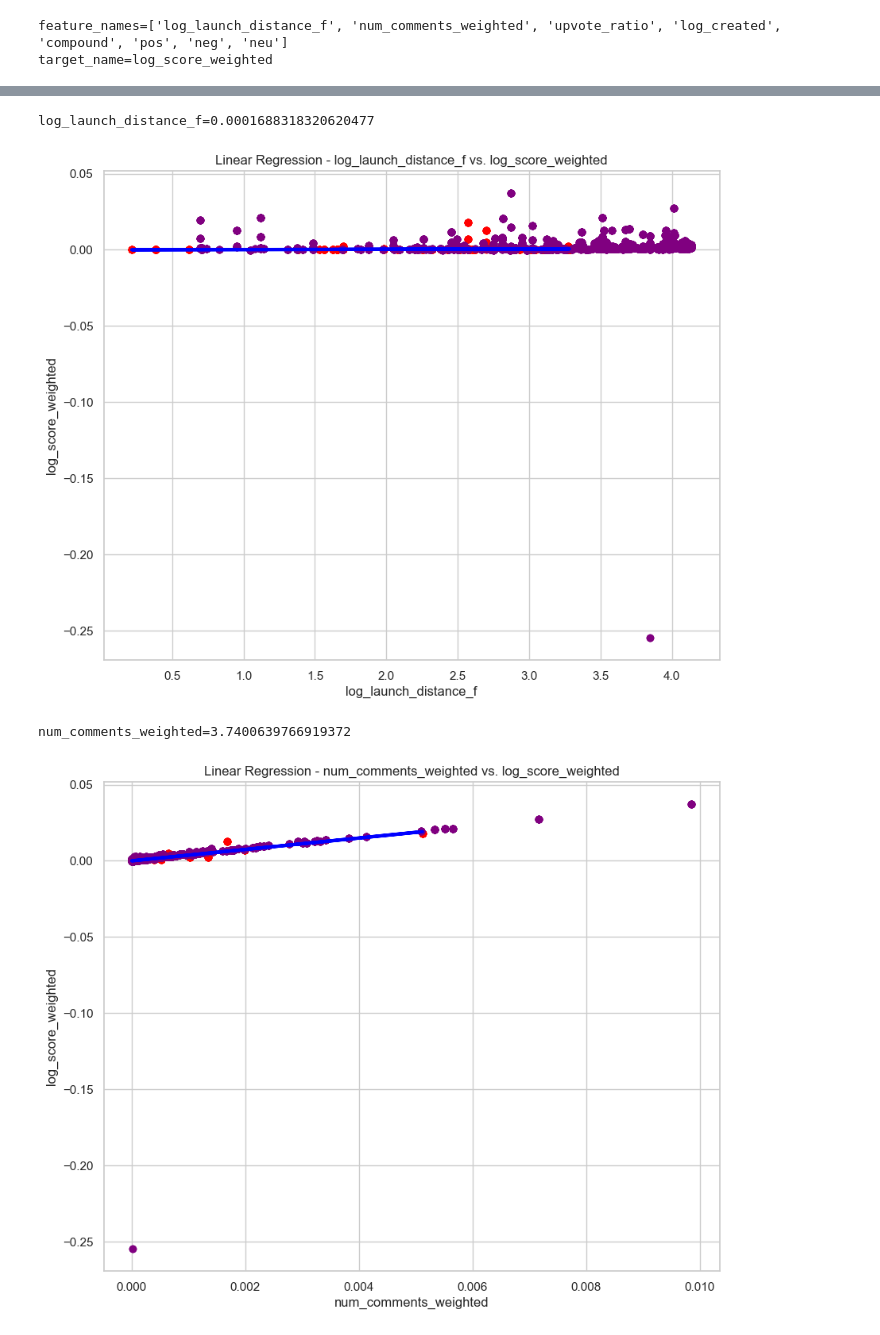
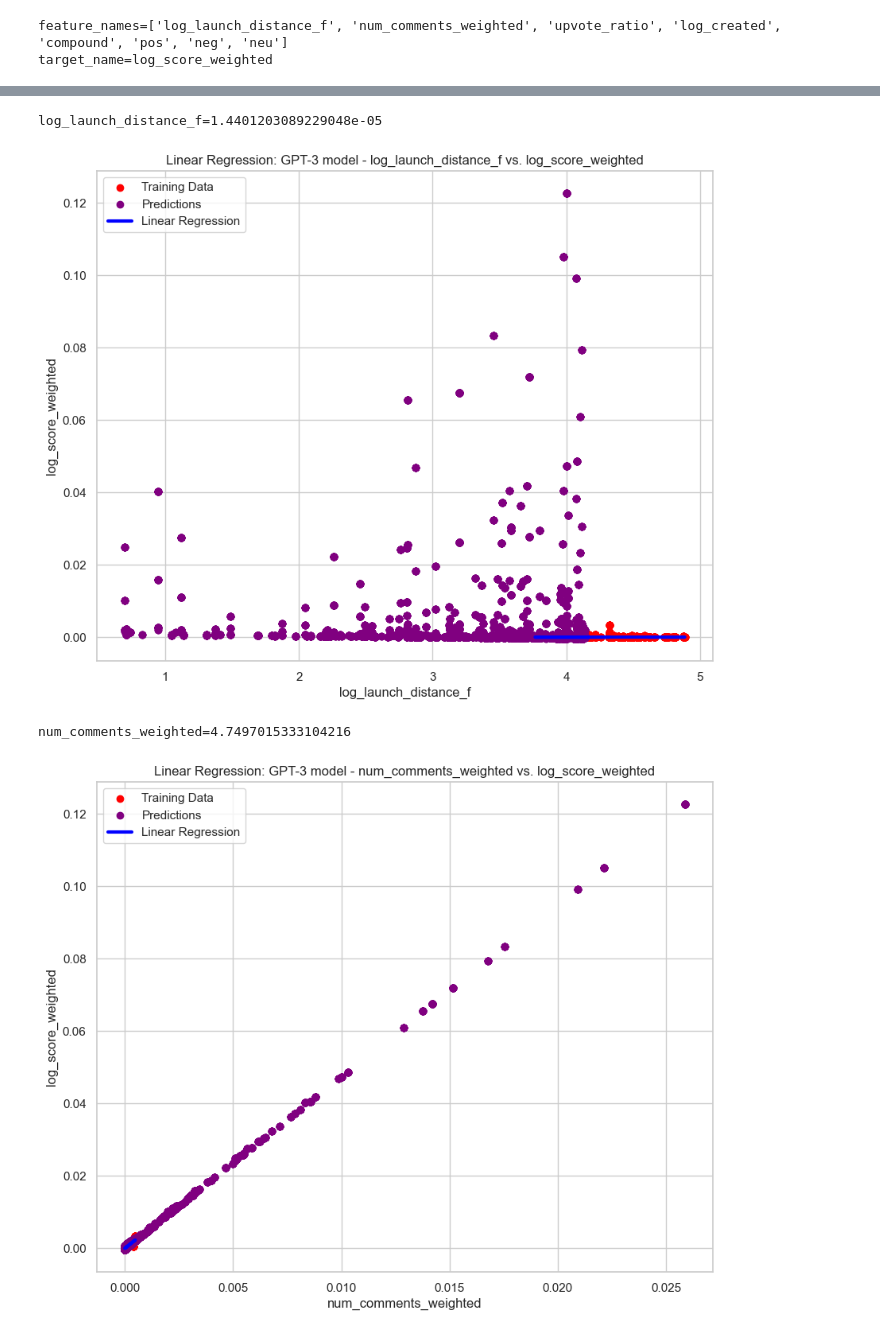
Before and after one commit to georgeh12/reddit-gpt, a Jupyter notebook: vader-analysis.ipynb, the cells around one changed output, grey strips where cells are left out. Drawn from its saved outputs; the diff is of its cells as text; code cells hidden in the pictures.

Commit message:
pretty graphs, outputting to pdf

```diff
--- a/vader-analysis.ipynb
+++ b/vader-analysis.ipynb
@@ -110,6 +110,9 @@ for fname in glob.glob(os.path.abspath('./data/**/*.csv')):
     #break #DEBUG
 print(running_total)
 
+# remove duplicate posts
+df.set_index("id", inplace=True)
+
 # setup the created datetime
 df['created_date'] = pd.to_datetime(df['created'], unit='s')
 # %% [output]
@@ -284,7 +269,7 @@ target_name=log_score_weighted
 mlflow.set_experiment("Reddit GPT Hype")
 mlflow.autolog()
 
-def trim_dataset(dataset, q_lower = .1, q_upper = .9):
+def trim_dataset(dataset, q_lower = 0, q_upper = 1):
     global target_name
     quantile = target_name
     _dataset = dataset.copy()
@@ -292,8 +277,8 @@ def trim_dataset(dataset, q_lower = .1, q_upper = .9):
     _dataset = _dataset[(_dataset['stickied'] == False)]
     _q_lower = _dataset[quantile].quantile(q_lower)
     _q_upper = _dataset[quantile].quantile(q_upper)
-    _dataset = _dataset[(_dataset[quantile] > _q_lower) &
-                        (_dataset[quantile] < _q_upper)]
+    _dataset = _dataset[(_dataset[quantile] >= _q_lower) &
+                        (_dataset[quantile] <= _q_upper)]
     return _dataset
 
 def model_testing(dataset, test):
@@ -321,7 +306,7 @@ def model_testing(dataset, test):
     return {'X': X, 'y': y, 'X_test': X_test, 'y_actual': y_test, 'y_pred': y_pred, 'coef': lr.coef_}
 
 gpt3_model = model_testing(df_gpt3, df_gpt4_after)
-gpt3_model_same = model_testing(df_gpt3, df_gpt3)
+#gpt3_model_same = model_testing(df_gpt3, df_gpt3)
 gpt4_model = model_testing(df_gpt4_before, df_gpt4_after)
-gpt4_model_same = model_testing(df_gpt4_before, df_gpt4_before)
+#gpt4_model_same = model_testing(df_gpt4_before, df_gpt4_before)
 # %% [output]
@@ -373,18 +360,21 @@ if "coefficients" in model:
 # %%
-model = gpt4_model
-for coef in feature_names:
-    print(f"{coef}={model['coef'][0][feature_names.index(coef)]}")
-    feature = coef
-    plt.scatter(model['X'][feature], model['y'], color='red')
-    plt.scatter(model['X_test'][feature], model['y_pred'], color='purple')
-    y_fit = model['X'][feature] * model['coef'][0][feature_names.index(feature)]
-    plt.plot(model['X'][feature], y_fit, color='blue', linewidth=3)
-    plt.xlabel(f"{feature}")
-    plt.ylabel(f"{target_name}")
-    plt.title(f"Linear Regression - {feature} vs. {target_name}")
-    plt.show()
+def plot_features(model, name):
+    for coef in feature_names:
+        print(f"{coef}={model['coef'][0][feature_names.index(coef)]}")
+        feature = coef
+        plt.scatter(model['X'][feature], model['y'], color='red', label='Training Data')
+        plt.scatter(model['X_test'][feature], model['y_pred'], color='purple', label='Predictions')
+        y_fit = model['X'][feature] * model['coef'][0][feature_names.index(feature)]
+        plt.plot(model['X'][feature], y_fit, color='blue', linewidth=3, label='Linear Regression')
+        plt.xlabel(f"{feature}")
+        plt.ylabel(f"{target_name}")
+        plt.title(f"Linear Regression: {name} - {feature} vs. {target_name}")
+        plt.legend()
+        plt.show()
+plot_features(model=gpt3_model, name='GPT-3 model')
+plot_features(model=gpt4_model, name='GPT-4 model')
 # %% [output]
-log_launch_distance_f=0.0001688318320620477
+log_launch_distance_f=1.4401203089229048e-05
-[figure, old version]
+[figure, new version]
-num_comments_weighted=3.7400639766919372
+num_comments_weighted=4.7497015333104216
-[figure, old version]
+[figure, new version]
```
Also changed, not shown: parts of 5 cells of this notebook, 4 other files.
